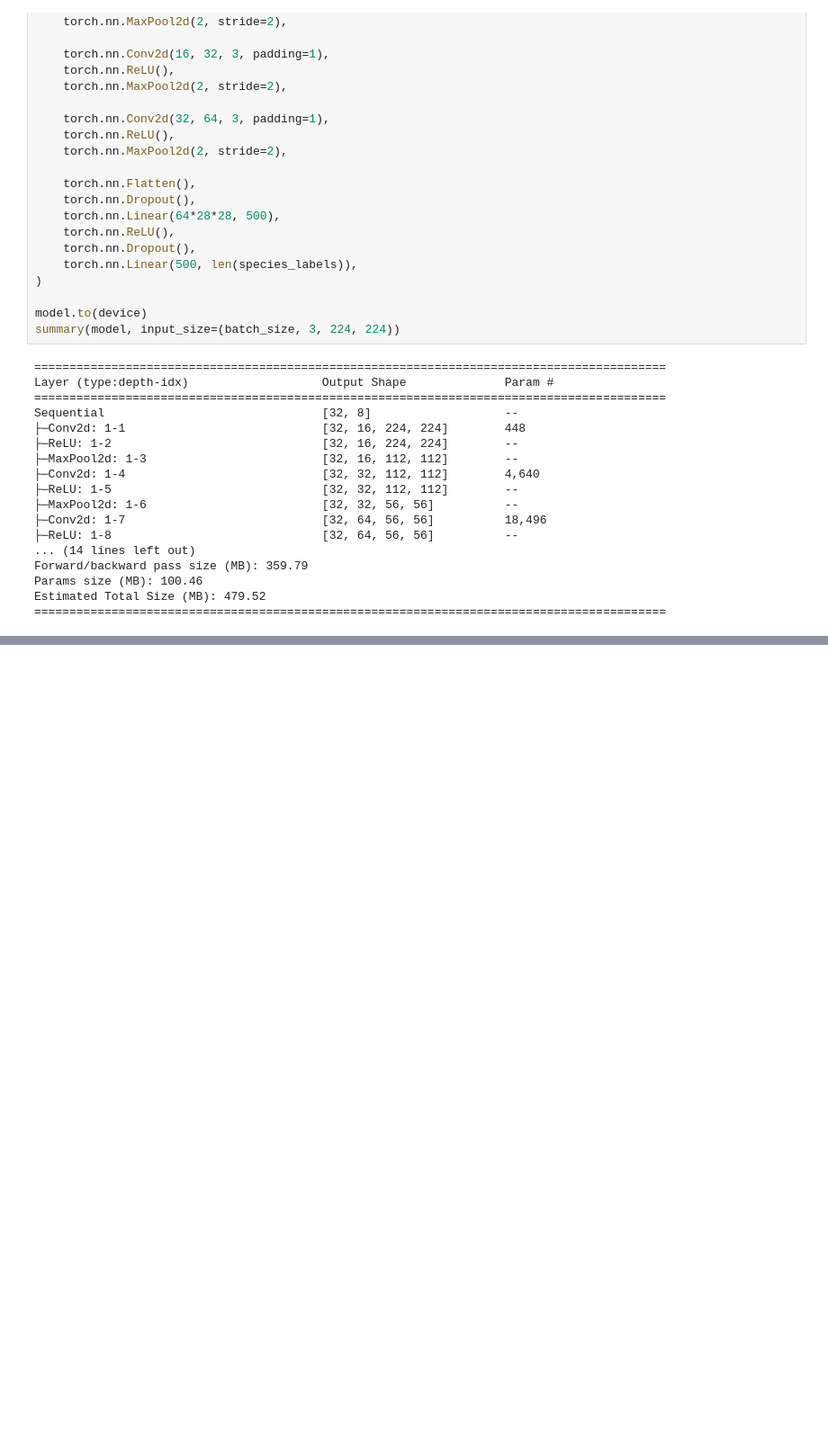
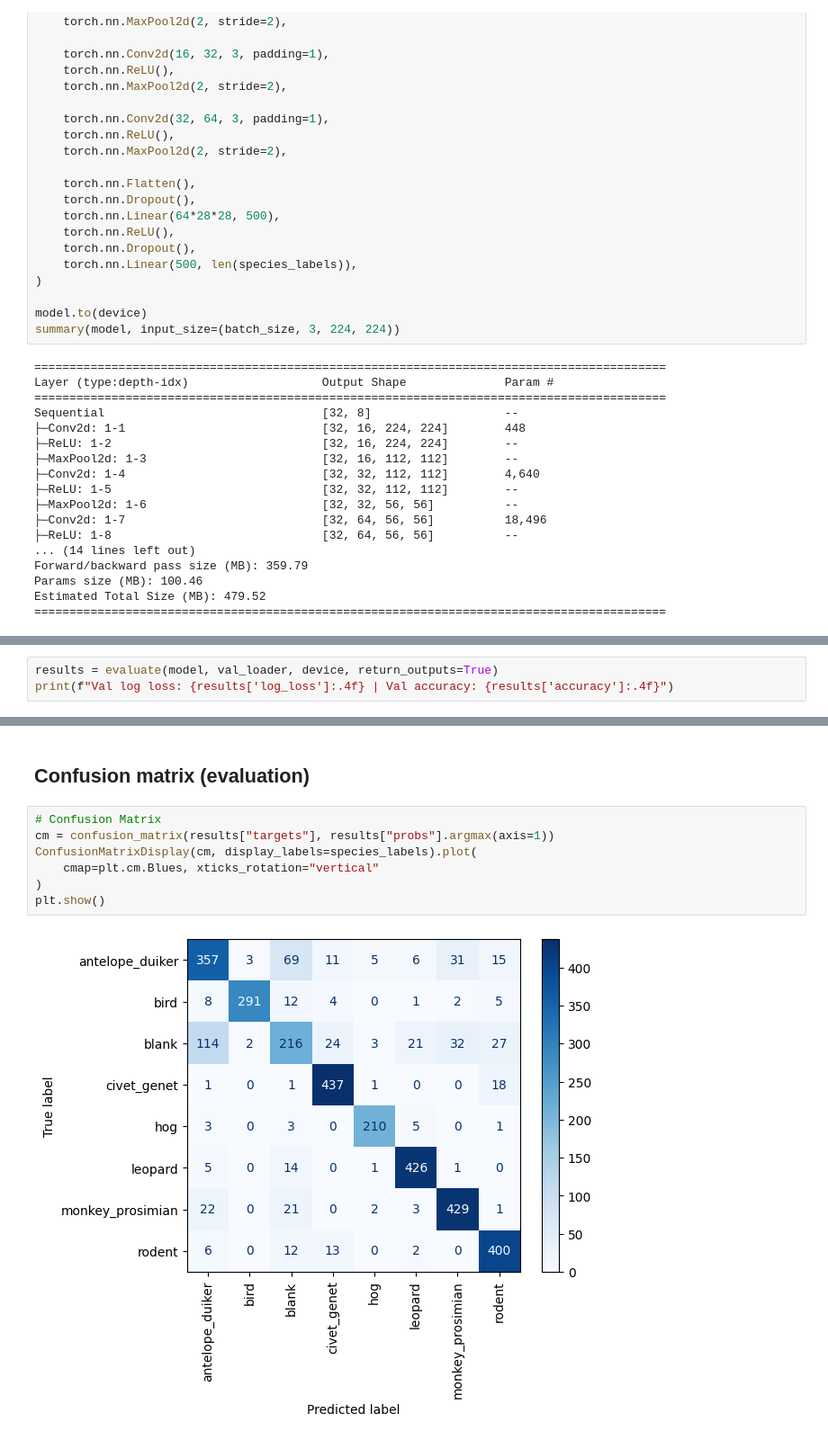
Before and after one commit to amuhammed005/conservision-wildlife-classifier, a Jupyter notebook: conservision-wildlife-classifier.ipynb, the cells around one changed output, grey strips where cells are left out. Shown at 90% size. Saved outputs shown, nothing was run; the diff lists cells and outputs as text; blank space fills up the shorter version.

```diff
--- a/conservision-wildlife-classifier.ipynb
+++ b/conservision-wildlife-classifier.ipynb
@@ -318,0 +728,3 @@ Estimated Total Size (MB): 479.52
+# %%
+results = evaluate(model, val_loader, device, return_outputs=True)
+print(f"Val log loss: {results['log_loss']:.4f} | Val accuracy: {results['accuracy']:.4f}")
@@ -318,0 +733,11 @@ Estimated Total Size (MB): 479.52
+# %% [markdown]
+## Confusion matrix (evaluation)
+# %%
+# Confusion Matrix
+cm = confusion_matrix(results["targets"], results["probs"].argmax(axis=1))
+ConfusionMatrixDisplay(cm, display_labels=species_labels).plot(
+    cmap=plt.cm.Blues, xticks_rotation="vertical"
+)
+plt.show()
+# %% [output]
+[figure, added]
```
Also changed, not shown: parts of 14 cells of this notebook.
